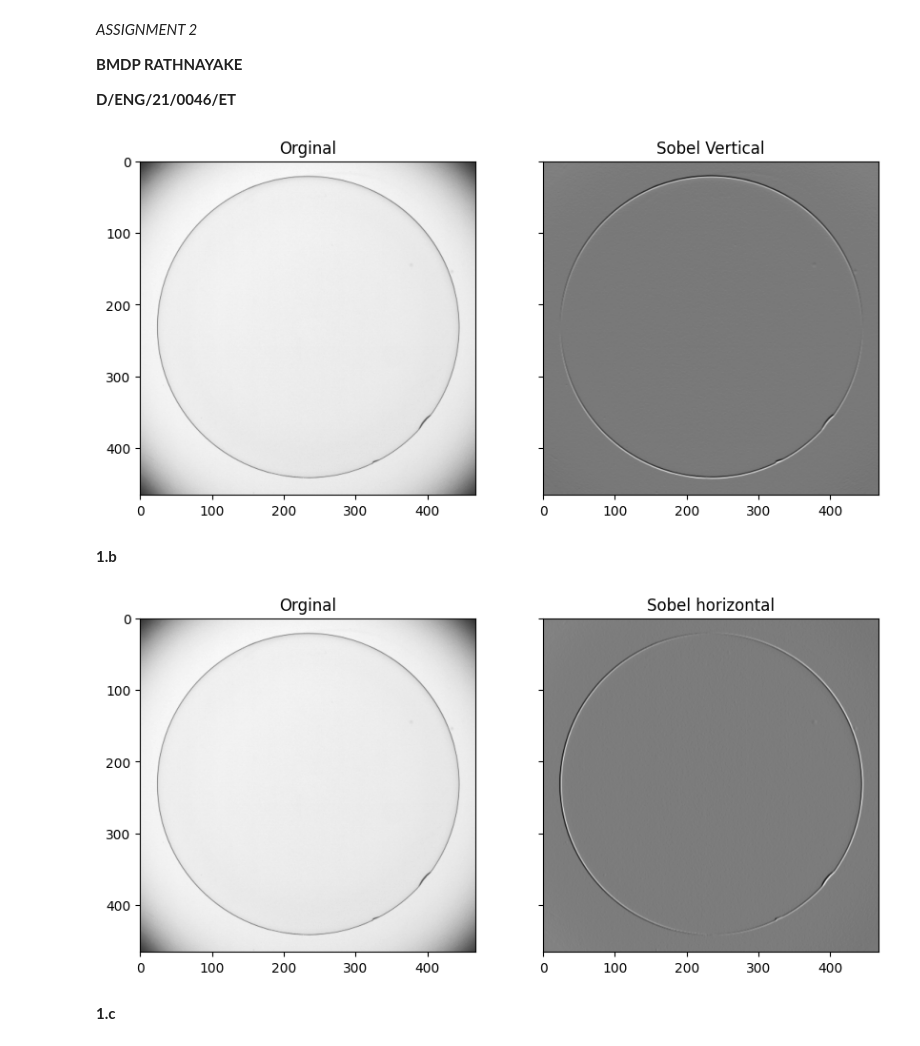
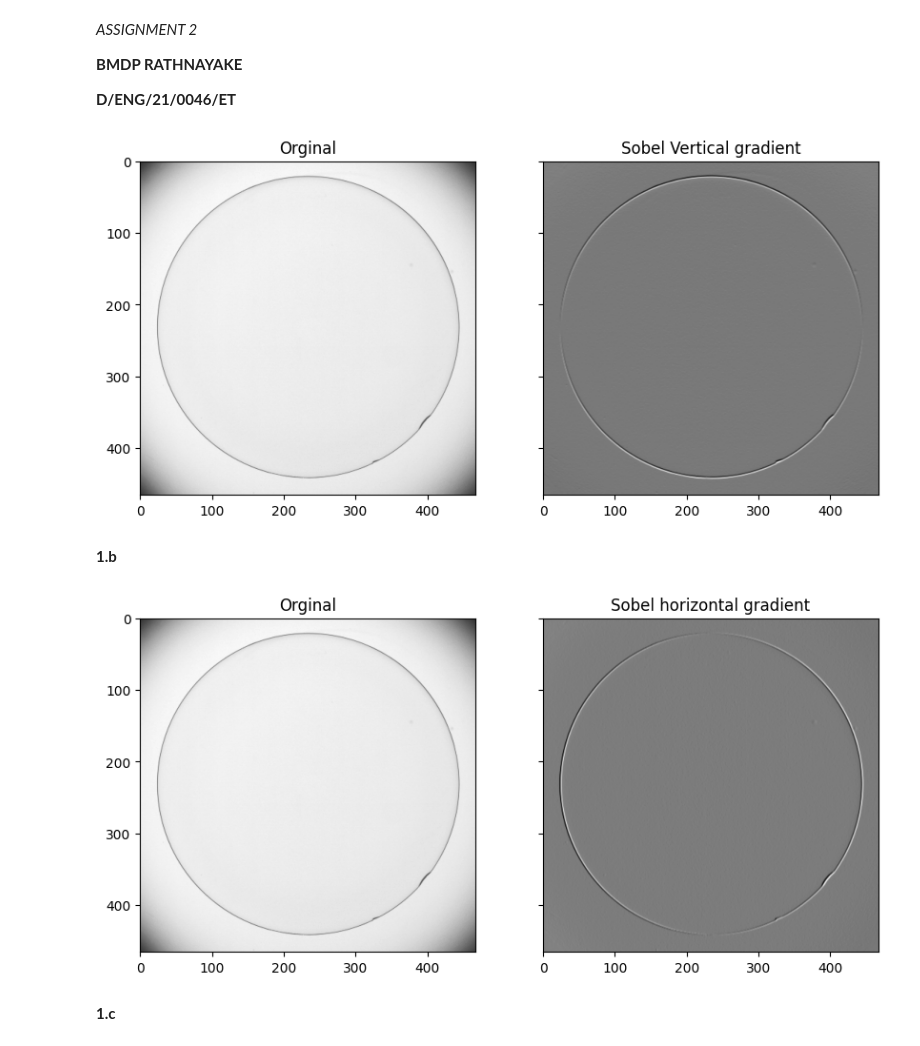
Before and after one commit to demithaR/ASSIGN-2, a Jupyter notebook: D-ENG-21-0046-ET _a02.ipynb, the cells around one changed output. Saved outputs shown, nothing was run; the diff lists cells and outputs as text; code cells hidden in the pictures.

```diff
--- a/D-ENG-21-0046-ET _a02.ipynb
+++ b/D-ENG-21-0046-ET _a02.ipynb
@@ -7,26 +7,26 @@
 # %%
 #QUESTION 1
 
 #Sobel Vertical
 %matplotlib inline
 import cv2 as cv
 import numpy as np
 from matplotlib import pyplot as plt
 img = cv.imread('images/contactlens.tif',cv.IMREAD_REDUCED_GRAYSCALE_2)
 
 kernel = np.array([(-1,-2,-1),(0,0,0),(1,2,1)],np.float32)
 imgc=cv.filter2D(img.astype('float'),-1,kernel)
 imgc=cv.normalize(imgc.astype('float'),None,0,255.0,cv.NORM_MINMAX)
 
 fig,ax=plt.subplots(1,2,sharex='all',sharey='all',figsize=(10,20))
 
 ax[0].imshow(img,cmap='gray',vmin=0,vmax=255)
 ax[0].set_title('Orginal')
 ax[1].imshow(imgc,cmap='gray',vmin=0,vmax=255)
-ax[1].set_title('Sobel Vertical')
+ax[1].set_title('Sobel Vertical gradient')
 plt.show()
 # %% [output]
-[figure, old version]
+[figure, new version]
 # %% [markdown]
 **1.b**
 # %%
@@ -46,10 +46,10 @@ fig,ax=plt.subplots(1,2,sharex='all',sharey='all',figsize=(10,20))
 ax[0].imshow(img,cmap='gray',vmin=0,vmax=255)
 ax[0].set_title('Orginal')
 ax[1].imshow(imgc,cmap='gray',vmin=0,vmax=255)
-ax[1].set_title('Sobel horizontal')
+ax[1].set_title('Sobel horizontal gradient')
 plt.show()
 # %% [output]
-[figure, old version]
+[figure, new version]
 # %% [markdown]
 **1.c**
 # %%
```
Also changed, not shown: parts of 14 cells of this notebook.
